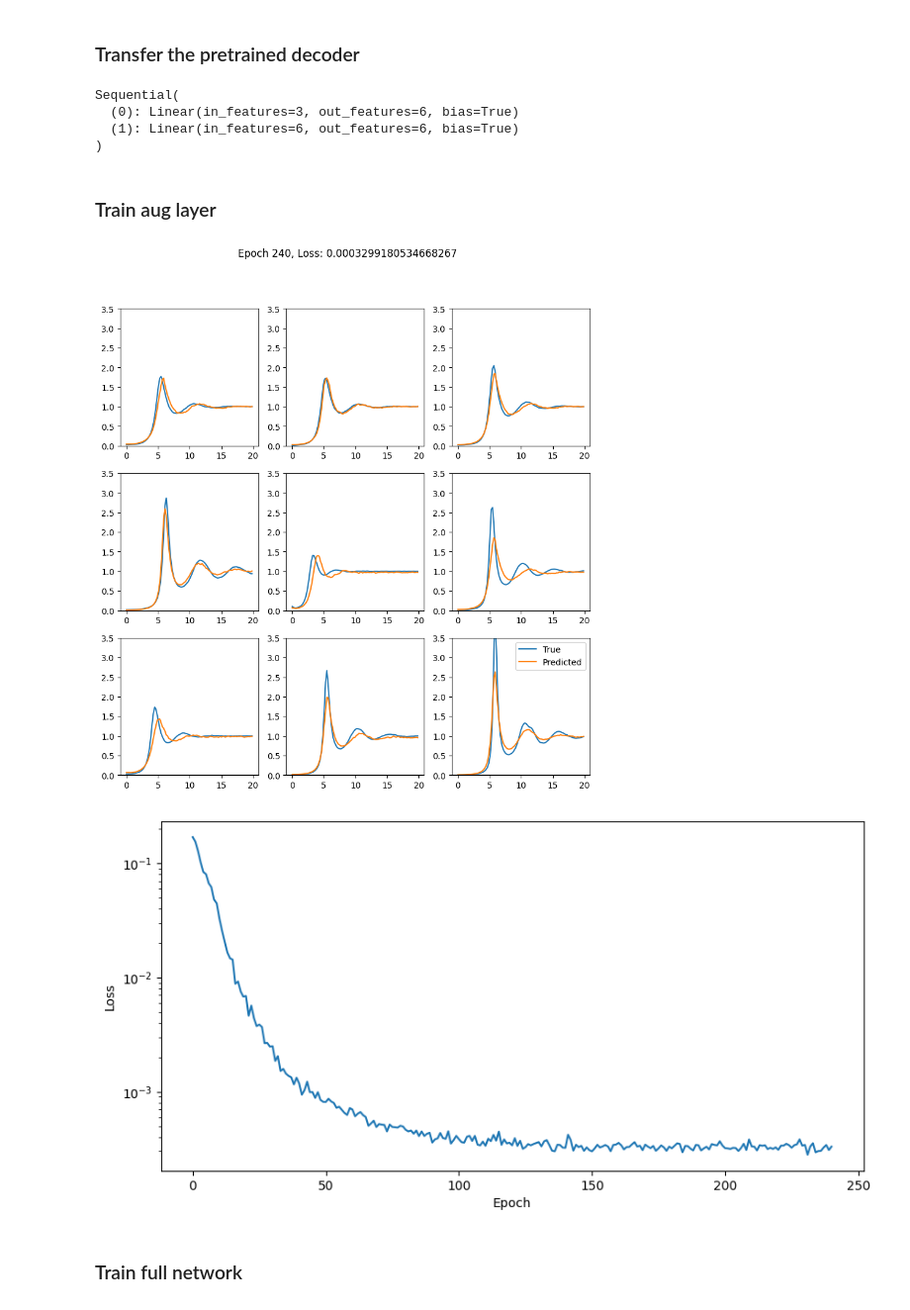
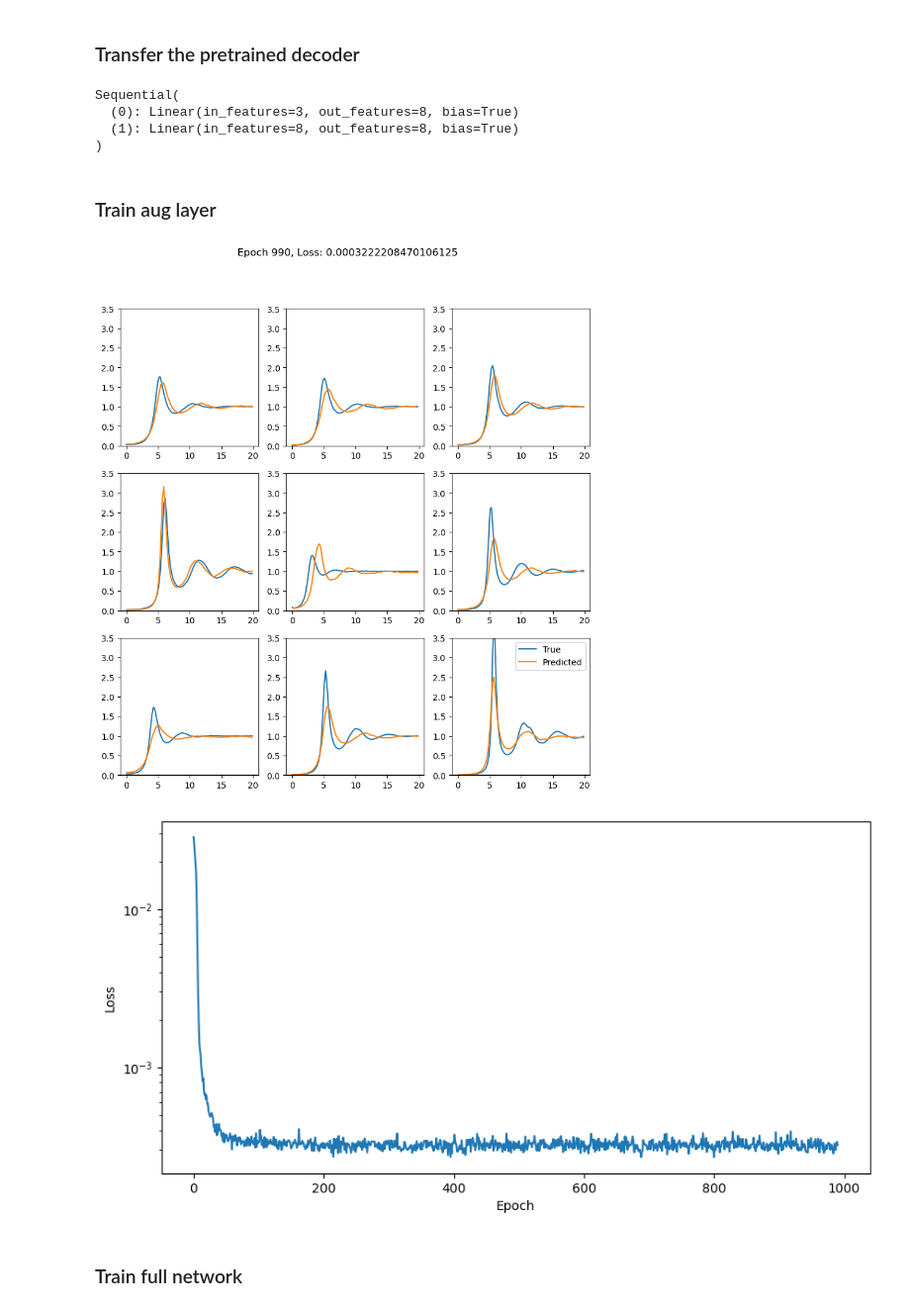
Before and after one commit to ch-tung/SQ_KAN, a Jupyter notebook: test_torch_NN.ipynb, the cells around one changed output. Shown at 99% size. Saved outputs shown, nothing was run; the diff lists cells and outputs as text; code cells hidden in the pictures.

```diff
--- a/test_torch_NN.ipynb
+++ b/test_torch_NN.ipynb
@@ -218,5 +226,5 @@ def train_model_VAE(model, y_train, epochs=100, batch_size=256, lr=1e-3, l2_reg=
             # plt.xscale('log')
             plt.show()
 # %%
-train_model_VAE(vae, y_train, epochs=250, batch_size=512, l2_reg=1e-6, lr=1e-3)
+train_model_VAE(vae, y_train, epochs=1000, batch_size=512, l2_reg=1e-6, lr=1e-3)
 # %% [output]
@@ -226,7 +234,7 @@ train_model_VAE(vae, y_train, epochs=250, batch_size=512, l2_reg=1e-6, lr=1e-3)
 ### Transfer the pretrained decoder
 # %%
 class DecoderAug(nn.Module):
-    def __init__(self, latent_dim, sq_dim, n_filters=32):
+    def __init__(self, latent_dim, sq_dim, n_filters=40):
         super(DecoderAug, self).__init__()
         self.latent_dim = latent_dim
         self.sq_dim = sq_dim
@@ -276,7 +284,7 @@ class DecoderAug(nn.Module):
         x_recon = self.decode(z)
         return x_recon
 # %%
-model = DecoderAug(latent_dim, sq_dim, n_filters=32)
+model = DecoderAug(latent_dim, sq_dim, n_filters=n_filters)
 model.decoder.load_state_dict(vae.decoder.state_dict())
 model.aug_layers.apply(init_weights)
 # y_train_torch = torch.from_numpy(y_train.astype('float32'))
@@ -284,8 +292,8 @@ model.aug_layers.apply(init_weights)
 # model.forward(x_train_torch[2395:2397].view(-1, 1, 3))
 # %% [output]
 Sequential(
-  (0): Linear(in_features=3, out_features=6, bias=True)
-  (1): Linear(in_features=6, out_features=6, bias=True)
+  (0): Linear(in_features=3, out_features=8, bias=True)
+  (1): Linear(in_features=8, out_features=8, bias=True)
 )
 # %% [markdown]
 ### Train aug layer
@@ -311,8 +319,10 @@ def visualize_training(epoch, loss, y_ind, x_ind):
 # %%
 def train_model(model, x_train, y_train, epochs=100, batch_size=256, lr=1e-3, l2_reg=0.001):
     # Convert numpy arrays to PyTorch tensors
-    x_train_torch = torch.from_numpy(x_train.astype('float32'))
-    y_train_torch = torch.from_numpy(y_train.astype('float32'))
+    # x_train_torch = torch.from_numpy(x_train.astype('float32'))
+    # y_train_torch = torch.from_numpy(y_train.astype('float32'))
+    x_train_torch = to_torch_device(x_train)
+    y_train_torch = to_torch_device(y_train)
 
     # Create a DataLoader
     dataset = TensorDataset(x_train_torch, y_train_torch)
@@ -362,10 +372,10 @@ def train_model(model, x_train, y_train, epochs=100, batch_size=256, lr=1e-3, l2
             # plt.xscale('log')
             plt.show()
 # %%
-train_model(model, x_train, y_train, epochs=250, batch_size=256, l2_reg=1e-6, lr=1e-3)
+train_model(model, x_train, y_train, epochs=1000, batch_size=256, l2_reg=1e-6, lr=1e-3)
 # %% [output]
-[figure, old version]
+[figure, new version]
-[figure, old version]
+[figure, new version]
 # %% [markdown]
 ### Train full network
 # %%
```
Also changed, not shown: parts of 10 cells of this notebook, 4 other files.
